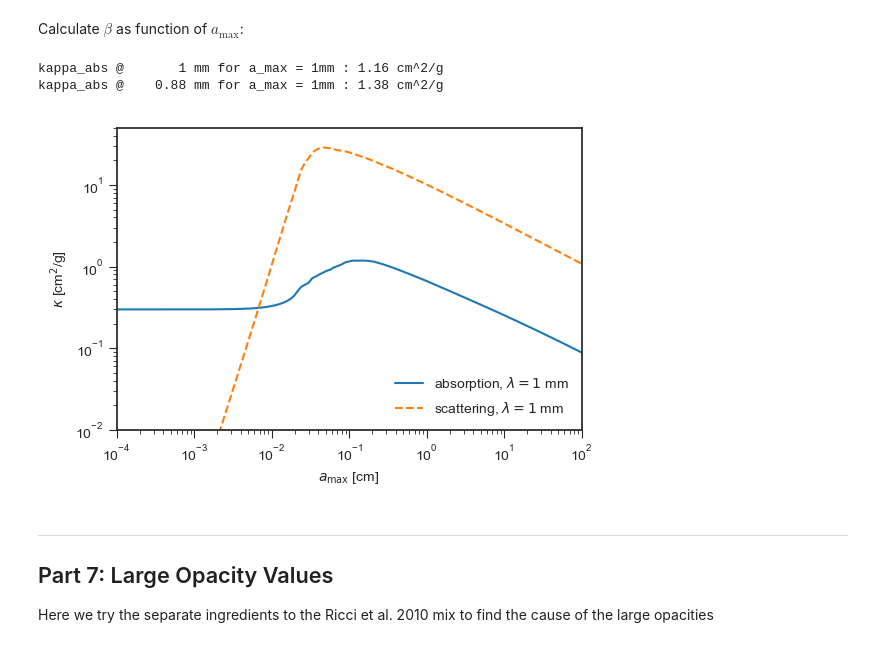
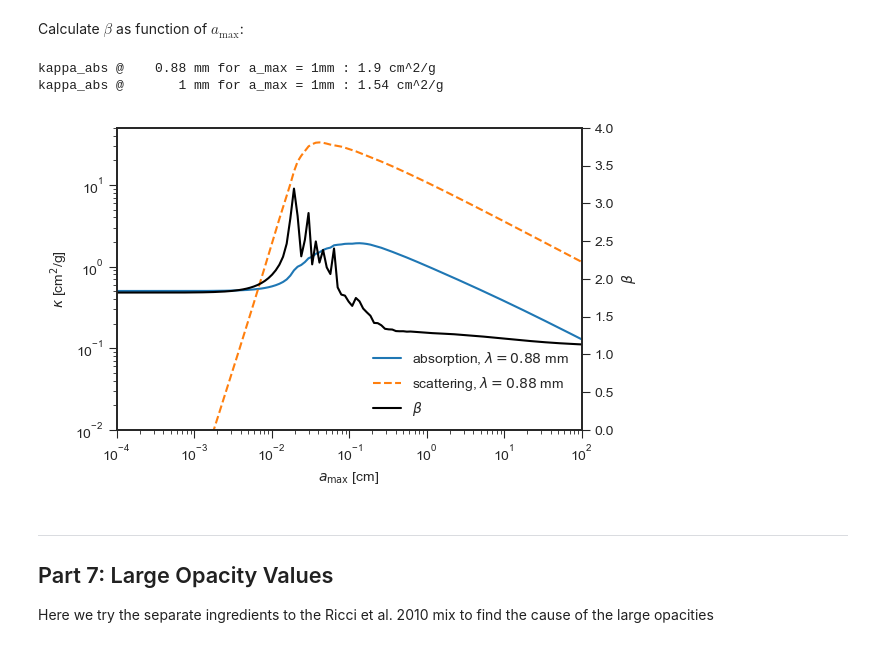
Before and after one commit to seanandrews/p484, a Jupyter notebook: projects/opacities/default_opacities.ipynb, the cells around one changed output. Saved outputs shown, nothing was run; the diff lists cells and outputs as text; code cells hidden in the pictures.

```diff
--- a/projects/opacities/default_opacities.ipynb
+++ b/projects/opacities/default_opacities.ipynb
@@ -176,7 +191,7 @@ lam = np.logspace(np.log10(6.5e-6), 0, 206)
 
 # draine optical constants go only until 1mm, so we extrapolate
 
-dc = opacity.diel_dl84_astrosil()
+dc = opacity.diel_drainelee84_astrosil()
 dc.extrapolate_constants_up(4e-2, 1e0, kind='linear')
 
 res = opacity.get_mie_coefficients(a, lam, dc, extrapolate_large_grains=True)
@@ -221,8 +236,9 @@ rho_s = 3.5
 m     = 4.0 * np.pi / 3.0 * rho_s * a**3
 k_abs, k_sca = opacity.get_kappa_from_q(a, m, res['q_abs'], res['q_sca'])
 
-for i, lam_avg in enumerate([0.1, 0.3]):
-    ka = opacity.size_average_opacity(lam_avg, a, lam, k_abs, k_sca, plot=i==0)[0]
-    print('kappa_abs @ {:7.3g} mm for a_max = 1mm : {:.3g} cm^2/g'.format(lam_avg *10, np.interp(0.1, a, ka)))
+lam_avg = [0.1, 0.3]
+res2 = opacity.size_average_opacity(lam_avg, a, lam, k_abs, k_sca, plot=True)
+for ilam, _lam  in enumerate(lam_avg):
+    print('kappa_abs @ {:7.3g} mm for a_max = 1mm : {:.3g} cm^2/g'.format(_lam * 10, np.interp(_lam, a, res2['ka'][ilam])))
 # %% [output]
 kappa_abs @       1 mm for a_max = 1mm : 3.09 cm^2/g
@@ -242,7 +258,7 @@ Imports for this part:
 import matplotlib.pyplot as plt
 import numpy as np
 import seaborn as sns
-plt.style.use([{'figure.dpi':150, 'image.cmap':'rocket'}])
+plt.style.use([{'figure.dpi':100, 'image.cmap':'rocket'}])
 # %% [markdown]
 Loading the data
 # %%
@@ -308,26 +324,27 @@ plt.style.use(['seaborn-ticks', {'figure.dpi': 100}])
 # %%
 # get the optical constants
 
-d1 = opacity.diel_henning('iron',          new=False)
-d2 = opacity.diel_henning('olivine',       new=False)
-d3 = opacity.diel_henning('orthopyroxene', new=False)
-d4 = opacity.diel_henning('troilite',      new=False)
-d5 = opacity.diel_henning('organics',      new=False)
+d1 = opacity.diel_henning('waterice',      new=False)
+d2 = opacity.diel_henning('iron',          new=False)
+d3 = opacity.diel_henning('olivine',       new=False)
+d4 = opacity.diel_henning('orthopyroxene', new=False)
+d5 = opacity.diel_henning('troilite',      new=False)
 d6 = opacity.diel_henning('organics',      new=False)
-d7 = opacity.diel_henning('waterice',      new=False)
+d7 = opacity.diel_henning('organics',      new=False)
+
 
 # define arrays for optical constants, bulk densities, and volume fractions for each species
 
 constants = [d1, d2, d3, d4, d5, d6, d7]
-densities = np.array([7.87, 3.49, 3.40, 4.83, 1.50, 1.00, 0.92])
+densities = np.array([0.92, 7.87, 3.49, 3.40, 4.83, 1.50, 1.00])
 vol_fract = np.array([
+    0.59458728,
     0.00157800,
     0.07455709,
     0.02232144,
     0.01567200,
     0.23194974,
-    0.05933445,
-    0.59458728
+    0.05933445
     ])
 
 # calculate the mean density, needed to get opacity in units of cm^2/g
@@ -435,13 +454,14 @@ f.savefig('pollack_optical_constants.pdf')
 # %% [markdown]
 Calculate $\beta$ as function of $a_\mathrm{max}$:
 # %%
-for i, lam_avg in enumerate([0.1, 0.088]):
-    ka = opacity.size_average_opacity(lam_avg, a, lam, res['k_abs'], res['k_sca'], plot=i==0)[0]
-    print('kappa_abs @ {:7.3g} mm for a_max = 1mm : {:.3g} cm^2/g'.format(lam_avg *10, np.interp(0.1, a, ka)))
+lam_avg =[0.088, 0.1]
+r = opacity.size_average_opacity(lam_avg, a, lam, res['k_abs'], res['k_sca'], plot=True)
+for i, _lam in enumerate(lam_avg):
+    print('kappa_abs @ {:7.3g} mm for a_max = 1mm : {:.3g} cm^2/g'.format(_lam *10, np.interp(_lam, a, r['ka'][i])))
 # %% [output]
-kappa_abs @       1 mm for a_max = 1mm : 1.16 cm^2/g
-kappa_abs @    0.88 mm for a_max = 1mm : 1.38 cm^2/g
+kappa_abs @    0.88 mm for a_max = 1mm : 1.9 cm^2/g
+kappa_abs @       1 mm for a_max = 1mm : 1.54 cm^2/g
-[figure, old version]
+[figure, new version]
 # %% [markdown]
 -------------------------------
 ## Part 7: Large Opacity Values
```
Also changed, not shown: parts of 27 cells of this notebook, 9 other files.
